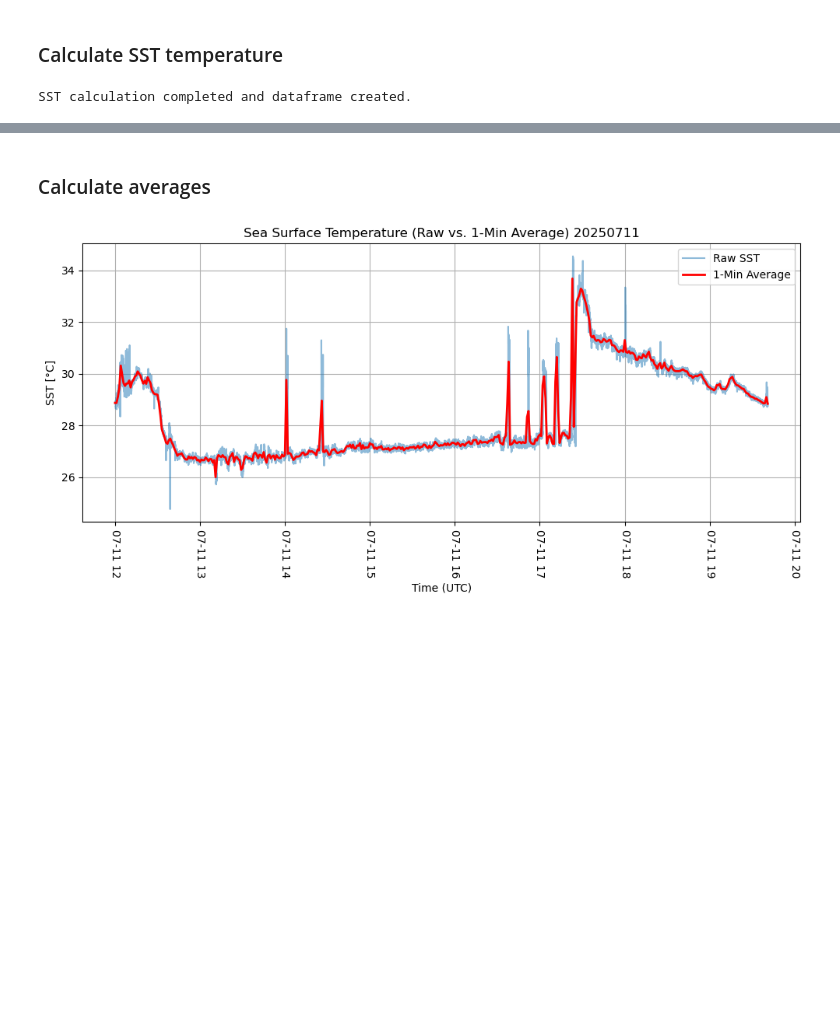
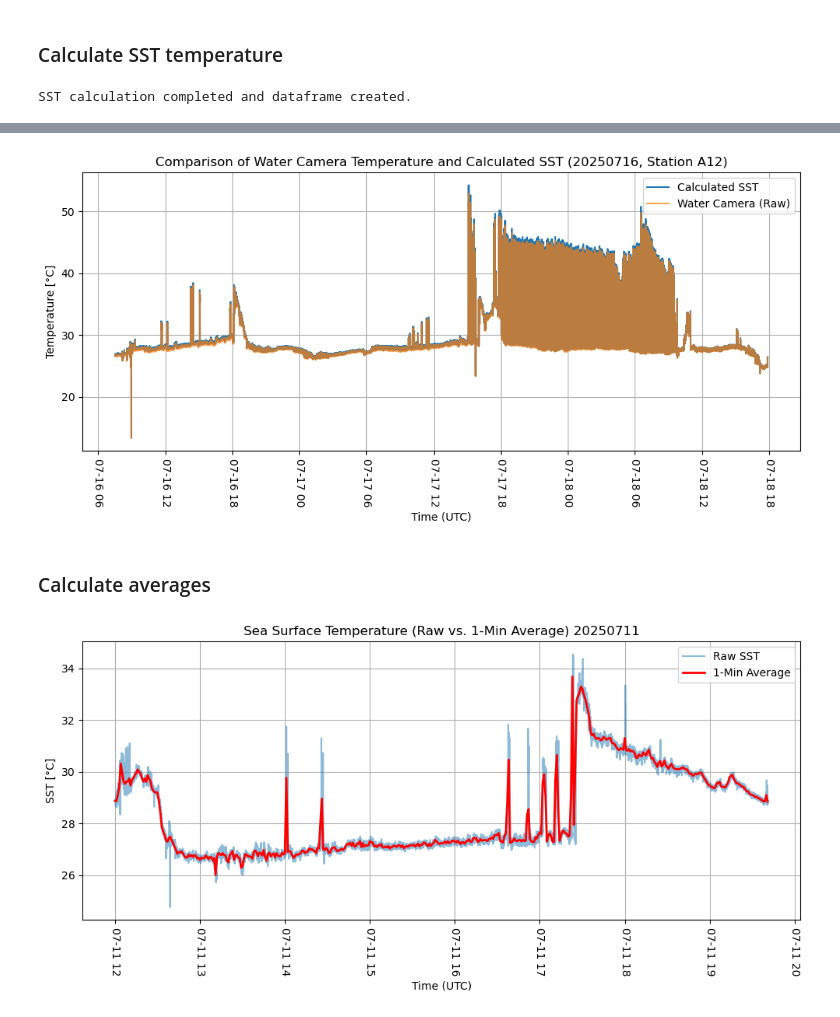
Before and after one commit to maibrittbergh/SST_RS_Meteor_2025, a Jupyter notebook: Infrared_cameras/postproc/postproc.ipynb, the cells around one changed output, grey strips where cells are left out. Drawn from its saved outputs; the diff is of its cells as text; code cells hidden in the pictures; blank space fills up the shorter version.

```diff
--- a/Infrared_cameras/postproc/postproc.ipynb
+++ b/Infrared_cameras/postproc/postproc.ipynb
@@ -442,3 +462,38 @@ plt.show()
+# %%
+# === Compare water temperature (raw) with calculated SST ===
+plt.figure(figsize=(10, 5))
+
+# Plot calculated SST
+plt.plot(
+    df_sst["Time"],
+    df_sst["SST (°C)"],
+    label="Calculated SST"
+)
+
+# Plot raw water temperature
+plt.plot(
+    df_water_overlap_aligned["Time"],
+    df_water_overlap_aligned["Target(°C)_water"],
+    label="Water Camera (Raw)",
+    alpha=0.7
+)
+
+# Add labels, title, and legend
+plt.xlabel("Time (UTC)")
+plt.ylabel("Temperature [°C]")
+plt.title(f"Comparison of Water Camera Temperature and Calculated SST ({date_str}, Station {ID})")
+plt.xticks(rotation=-90)
+#plt.ylim(10, 50)
+plt.legend(loc = "upper right")
+plt.grid(True)
+plt.tight_layout()
+
+plt.savefig(results_dir / f"plots/SST_raw/{date_str}_{ID}_17_IR_SST_compare_water.png", dpi=300)
+
+# Show the plot
+plt.show()
+# %% [output]
+[figure, added]
 # %% [markdown]
 ### Calculate averages
 # %%
```
Also changed, not shown: parts of 8 cells of this notebook, 39 other files.
